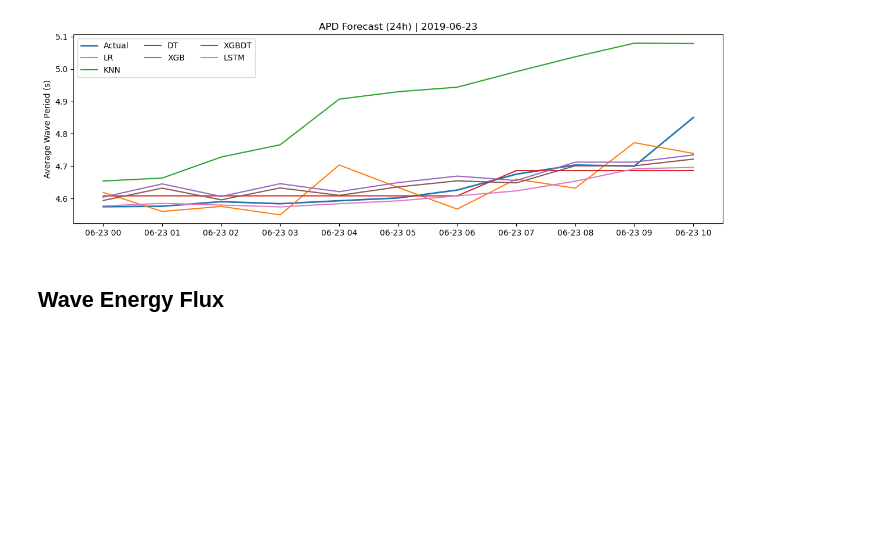
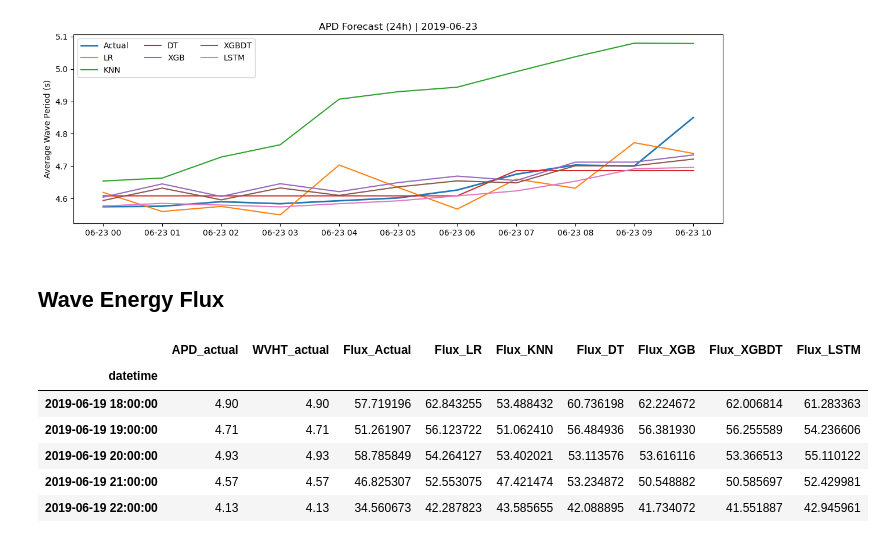
Before and after one commit to RichelCode/Wave-Energy-Forecasting, a Jupyter notebook: Imputing Neighbor Stations .ipynb, the cells around one changed output. Drawn from its saved outputs; the diff is of its cells as text; code cells hidden in the pictures; blank space fills up the shorter version.

```diff
--- a/Imputing Neighbor Stations .ipynb
+++ b/Imputing Neighbor Stations .ipynb
@@ -1206,3 +1206,20 @@ plot_models_one_day(plot_df, day="2019-06-23")
 [figure]
 # %% [markdown]
 ## Wave Energy Flux
+# %%
+RHO = 1025.0   # kg/m^3
+G   = 9.81     # m/s^2
+
+def wave_energy_flux(H, T, rho=RHO, g=G, to_kw=True):
+    """
+    Deep-water wave energy flux per meter of wave crest.
+
+    H: significant wave height (m)
+    T: wave period (s) - we'll use APD
+    Returns: W/m (or kW/m if to_kw=True)
+    """
+    H = np.asarray(H, dtype=float)
+    T = np.asarray(T, dtype=float)
+
+    E = (rho * (g**2) * (H**2) * T) / (64.0 * np.pi)  # W/m
+    return E/1000.0 if to_kw else E
@@ -1208,0 +1228,23 @@ plot_models_one_day(plot_df, day="2019-06-23")
+# %%
+models = ["LR", "KNN", "DT", "XGB", "XGBDT", "LSTM"]
+
+flux_df = pd.DataFrame(index=plot_df.index)
+flux_df["APD_actual"] = apd_actual
+flux_df["WVHT_actual"] = plot_df["Actual"]
+
+# Actual Flux (uses actual WVHT and actual APD)
+flux_df["Flux_Actual"] = wave_energy_flux(flux_df["WVHT_actual"], flux_df["APD_actual"])
+
+# Model Flux (uses predicted WVHT but still uses actual APD)
+for m in models:
+    flux_df[f"Flux_{m}"] = wave_energy_flux(plot_df[m], flux_df["APD_actual"])
+
+flux_df.head()
+# %% [output]
+|  | APD_actual | WVHT_actual | Flux_Actual | Flux_LR | Flux_KNN | Flux_DT | Flux_XGB | Flux_XGBDT | Flux_LSTM |
+| datetime |  |  |  |  |  |  |  |  |  |
+| 2019-06-19 18:00:00 | 4.90 | 4.90 | 57.719196 | 62.843255 | 53.488432 | 60.736198 | 62.224672 | 62.006814 | 61.283363 |
+| 2019-06-19 19:00:00 | 4.71 | 4.71 | 51.261907 | 56.123722 | 51.062410 | 56.484936 | 56.381930 | 56.255589 | 54.236606 |
+| 2019-06-19 20:00:00 | 4.93 | 4.93 | 58.785849 | 54.264127 | 53.402021 | 53.113576 | 53.616116 | 53.366513 | 55.110122 |
+| 2019-06-19 21:00:00 | 4.57 | 4.57 | 46.825307 | 52.553075 | 47.421474 | 53.234872 | 50.548882 | 50.585697 | 52.429981 |
+| 2019-06-19 22:00:00 | 4.13 | 4.13 | 34.560673 | 42.287823 | 43.585655 | 42.088895 | 41.734072 | 41.551887 | 42.945961 |
```
Also changed, not shown: parts of 2 cells of this notebook.
